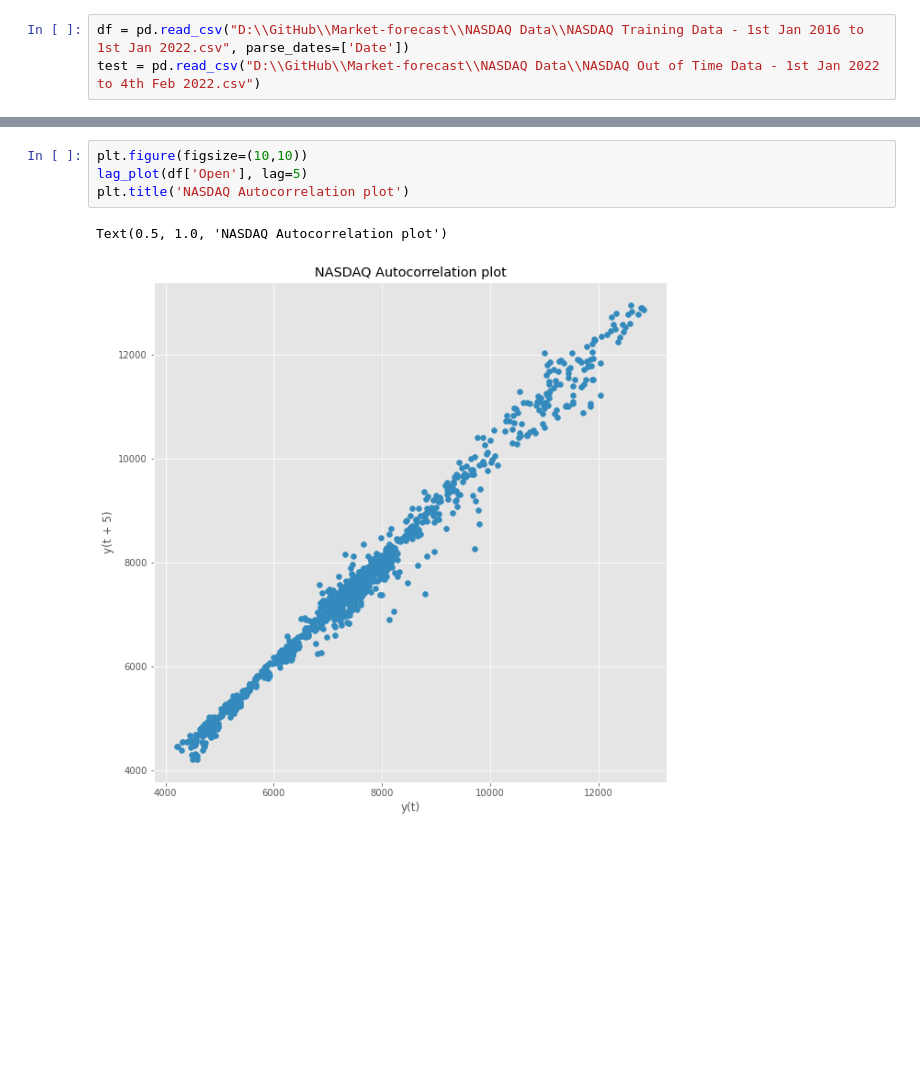
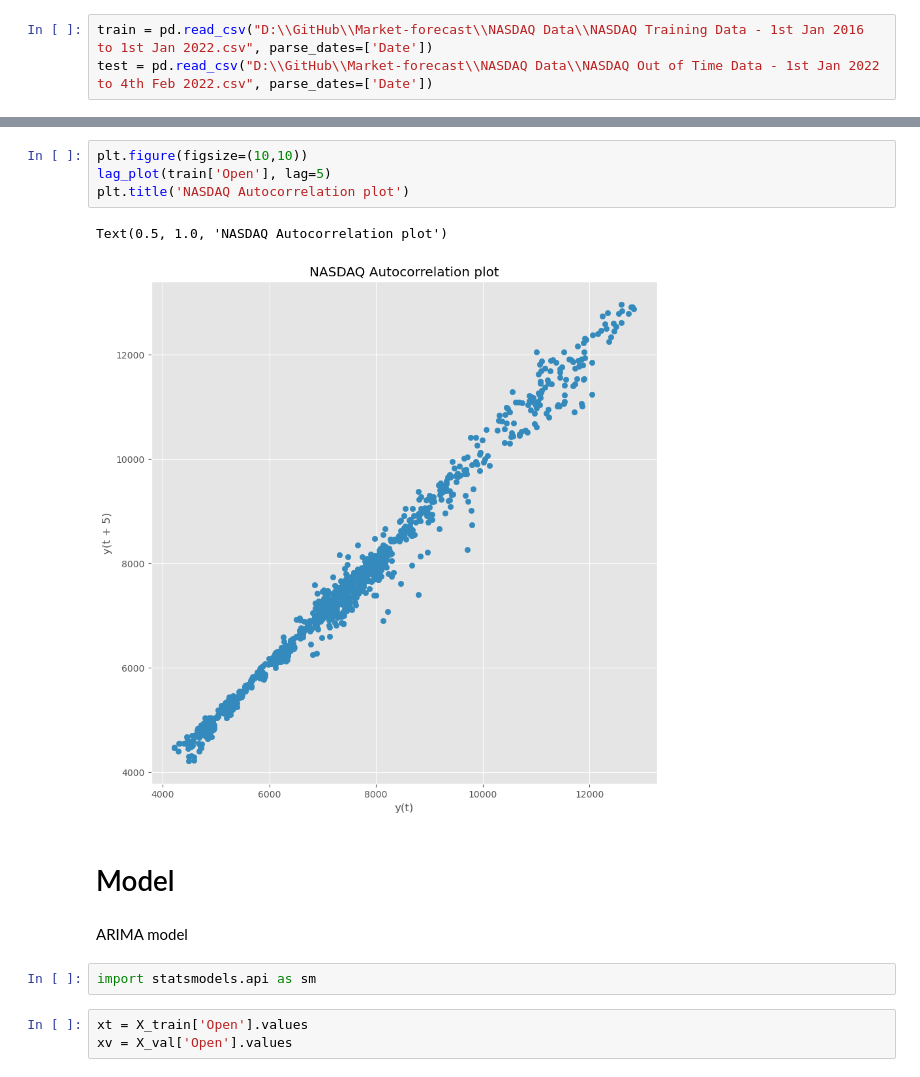
Before and after one commit to Parishkrit/Market-forecast, a Jupyter notebook: NASDAQ.ipynb, the cells around one changed output, grey strips where cells are left out. Saved outputs shown, nothing was run; the diff lists cells and outputs as text; blank space fills up the shorter version.

```diff
--- a/NASDAQ.ipynb
+++ b/NASDAQ.ipynb
@@ -12,3 +15,3 @@ from pandas.plotting import lag_plot
 # %%
-df = pd.read_csv("D:\\GitHub\\Market-forecast\\NASDAQ Data\\NASDAQ Training Data - 1st Jan 2016 to 1st Jan 2022.csv", parse_dates=['Date'])
-test = pd.read_csv("D:\\GitHub\\Market-forecast\\NASDAQ Data\\NASDAQ Out of Time Data - 1st Jan 2022 to 4th Feb 2022.csv")
+train = pd.read_csv("D:\\GitHub\\Market-forecast\\NASDAQ Data\\NASDAQ Training Data - 1st Jan 2016 to 1st Jan 2022.csv", parse_dates=['Date'])
+test = pd.read_csv("D:\\GitHub\\Market-forecast\\NASDAQ Data\\NASDAQ Out of Time Data - 1st Jan 2022 to 4th Feb 2022.csv", parse_dates=['Date'])
@@ -106,7 +102,16 @@ plt.show()
 # %%
 plt.figure(figsize=(10,10))
-lag_plot(df['Open'], lag=5)
+lag_plot(train['Open'], lag=5)
 plt.title('NASDAQ Autocorrelation plot')
 # %% [output]
 Text(0.5, 1.0, 'NASDAQ Autocorrelation plot')
-[figure, old version]
+[figure, new version]
+# %% [markdown]
+# Model
+# %% [markdown]
+ARIMA model
+# %%
+import statsmodels.api as sm
+# %%
+xt = X_train['Open'].values
+xv = X_val['Open'].values
```
Also changed, not shown: parts of 24 cells of this notebook.
